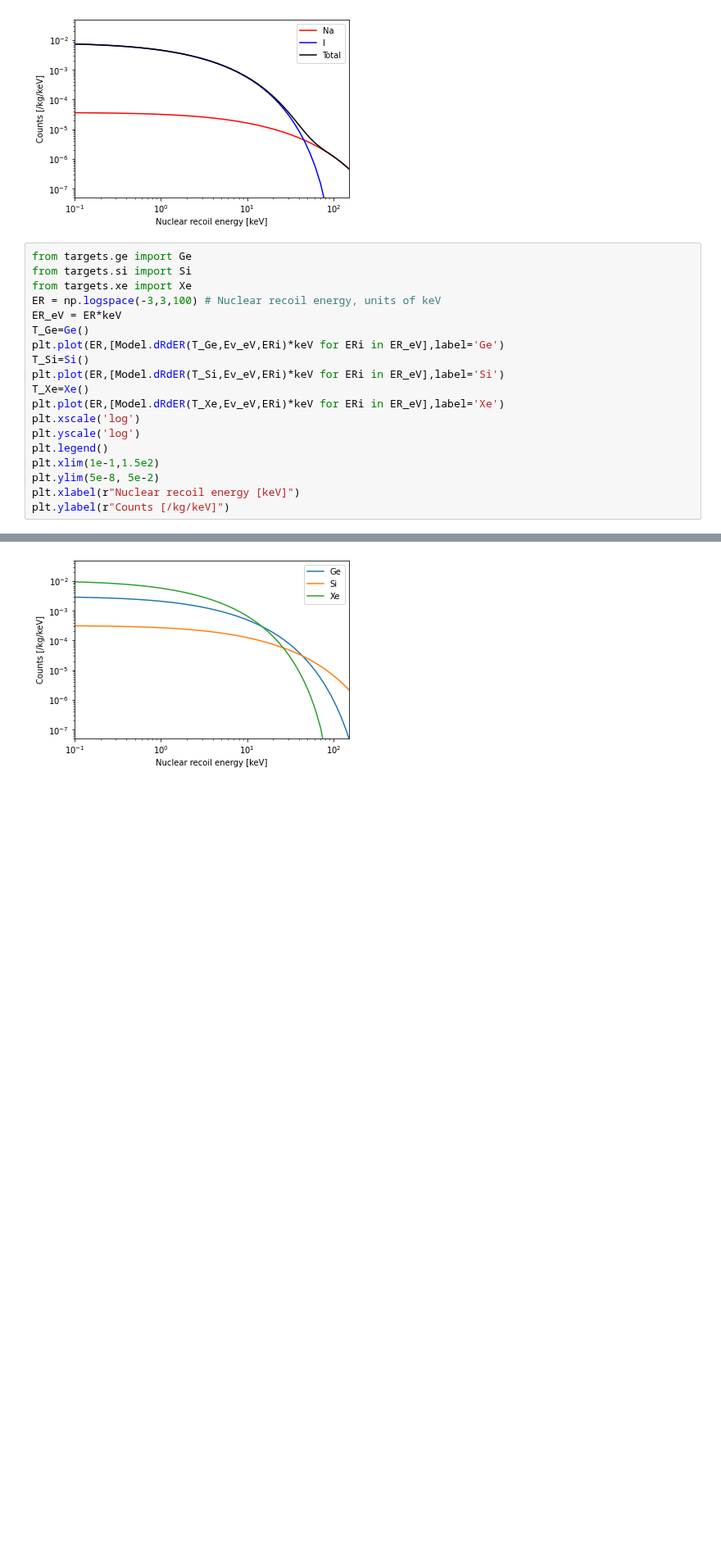
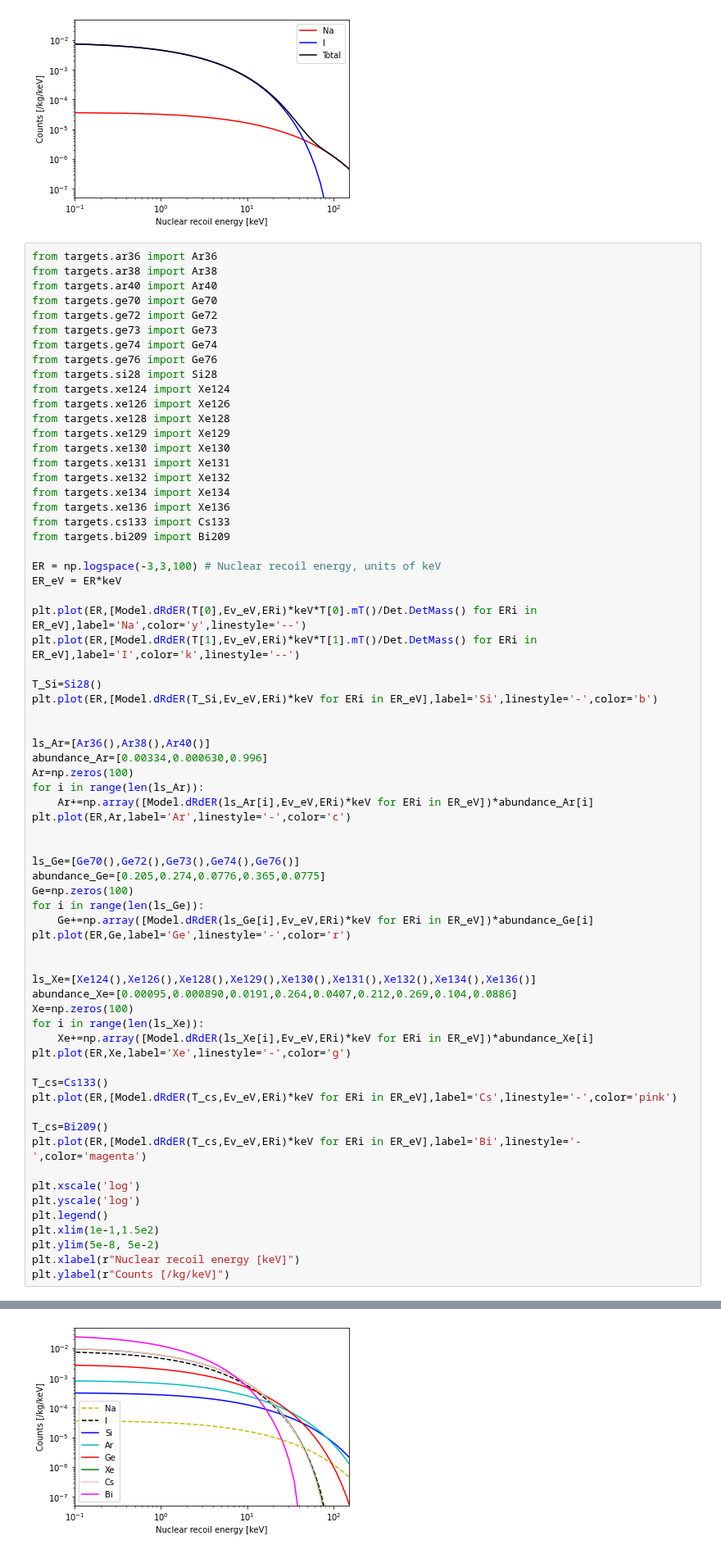
Before and after one commit to mjzurowski/sgm, a Jupyter notebook: Neutrino-test.ipynb, the cells around one changed output, grey strips where cells are left out. Shown at 82% size. Cells and saved outputs as stored; diff of their text form; blank space fills up the shorter version.

Commit message:
add some target isotopes for supernova neutrino detection

```diff
--- a/Neutrino-test.ipynb
+++ b/Neutrino-test.ipynb
@@ -58,27 +58,76 @@ plt.ylabel(r"Counts [/kg/keV]")
 Text(0, 0.5, 'Counts [/kg/keV]')
 [figure]
 # %%
-from targets.ge import Ge
-from targets.si import Si
-from targets.xe import Xe
+from targets.ar36 import Ar36
+from targets.ar38 import Ar38
+from targets.ar40 import Ar40
+from targets.ge70 import Ge70
+from targets.ge72 import Ge72
+from targets.ge73 import Ge73
+from targets.ge74 import Ge74
+from targets.ge76 import Ge76
+from targets.si28 import Si28
+from targets.xe124 import Xe124
+from targets.xe126 import Xe126
+from targets.xe128 import Xe128
+from targets.xe129 import Xe129
+from targets.xe130 import Xe130
+from targets.xe131 import Xe131
+from targets.xe132 import Xe132
+from targets.xe134 import Xe134
+from targets.xe136 import Xe136
+from targets.cs133 import Cs133
+from targets.bi209 import Bi209
+
 ER = np.logspace(-3,3,100) # Nuclear recoil energy, units of keV
 ER_eV = ER*keV
-T_Ge=Ge()
-plt.plot(ER,[Model.dRdER(T_Ge,Ev_eV,ERi)*keV for ERi in ER_eV],label='Ge')
-T_Si=Si()
-plt.plot(ER,[Model.dRdER(T_Si,Ev_eV,ERi)*keV for ERi in ER_eV],label='Si')
-T_Xe=Xe()
-plt.plot(ER,[Model.dRdER(T_Xe,Ev_eV,ERi)*keV for ERi in ER_eV],label='Xe')
+
+plt.plot(ER,[Model.dRdER(T[0],Ev_eV,ERi)*keV*T[0].mT()/Det.DetMass() for ERi in ER_eV],label='Na',color='y',linestyle='--')
+plt.plot(ER,[Model.dRdER(T[1],Ev_eV,ERi)*keV*T[1].mT()/Det.DetMass() for ERi in ER_eV],label='I',color='k',linestyle='--')
+
+T_Si=Si28()
+plt.plot(ER,[Model.dRdER(T_Si,Ev_eV,ERi)*keV for ERi in ER_eV],label='Si',linestyle='-',color='b')
+
+
+ls_Ar=[Ar36(),Ar38(),Ar40()]
+abundance_Ar=[0.00334,0.000630,0.996]
+Ar=np.zeros(100)
+for i in range(len(ls_Ar)):
+    Ar+=np.array([Model.dRdER(ls_Ar[i],Ev_eV,ERi)*keV for ERi in ER_eV])*abundance_Ar[i]
+plt.plot(ER,Ar,label='Ar',linestyle='-',color='c')
+
+
+ls_Ge=[Ge70(),Ge72(),Ge73(),Ge74(),Ge76()]
+abundance_Ge=[0.205,0.274,0.0776,0.365,0.0775]
+Ge=np.zeros(100)
+for i in range(len(ls_Ge)):
+    Ge+=np.array([Model.dRdER(ls_Ge[i],Ev_eV,ERi)*keV for ERi in ER_eV])*abundance_Ge[i]
+plt.plot(ER,Ge,label='Ge',linestyle='-',color='r')
+
+
+ls_Xe=[Xe124(),Xe126(),Xe128(),Xe129(),Xe130(),Xe131(),Xe132(),Xe134(),Xe136()]
+abundance_Xe=[0.00095,0.000890,0.0191,0.264,0.0407,0.212,0.269,0.104,0.0886]
+Xe=np.zeros(100)
+for i in range(len(ls_Xe)):
+    Xe+=np.array([Model.dRdER(ls_Xe[i],Ev_eV,ERi)*keV for ERi in ER_eV])*abundance_Xe[i]
+plt.plot(ER,Xe,label='Xe',linestyle='-',color='g')
+
+T_cs=Cs133()
+plt.plot(ER,[Model.dRdER(T_cs,Ev_eV,ERi)*keV for ERi in ER_eV],label='Cs',linestyle='-',color='pink')
+
+T_cs=Bi209()
+plt.plot(ER,[Model.dRdER(T_cs,Ev_eV,ERi)*keV for ERi in ER_eV],label='Bi',linestyle='-',color='magenta')
+
 plt.xscale('log')
 plt.yscale('log')
 plt.legend()
 plt.xlim(1e-1,1.5e2)
 plt.ylim(5e-8, 5e-2)
 plt.xlabel(r"Nuclear recoil energy [keV]")
 plt.ylabel(r"Counts [/kg/keV]")
 # %% [output]
 Text(0, 0.5, 'Counts [/kg/keV]')
-[figure, old version]
+[figure, new version]
 # %%
 ## With DAMA detector response
 def DMRate(T,ER):
```
Also changed, not shown: parts of 6 cells of this notebook, 20 other files.
